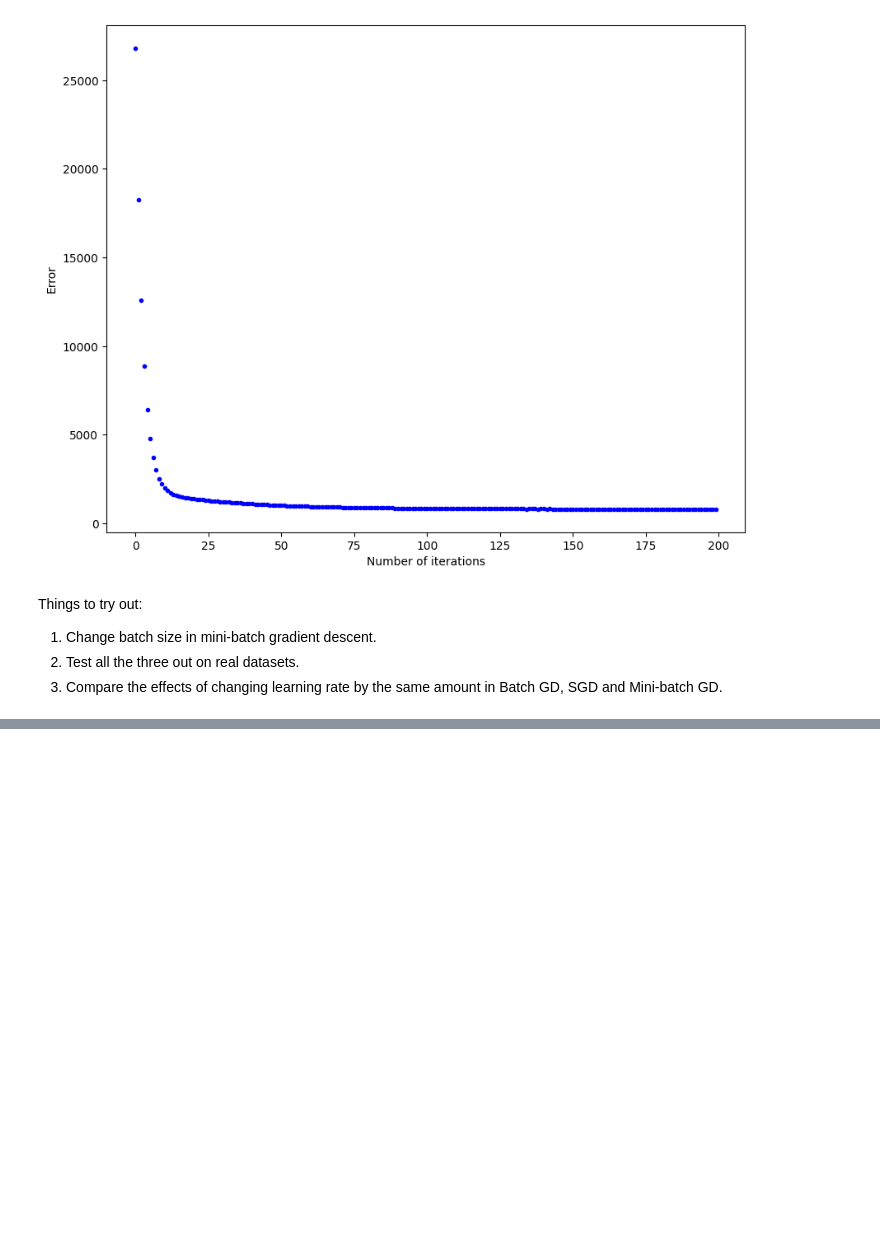
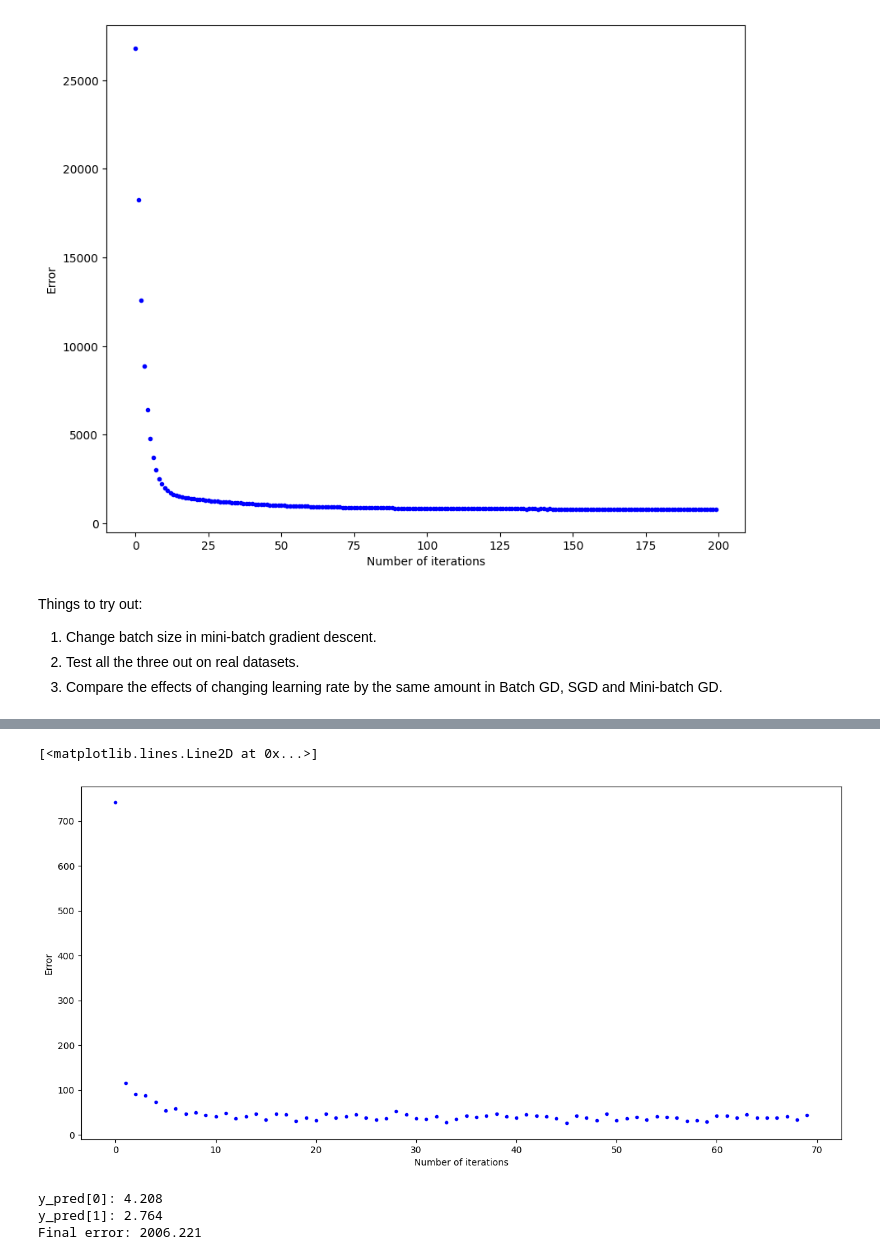
Before and after one commit to VankaHemanth/Solved_fmml_project_and_assingments, a Jupyter notebook: FMML_Module4_Lab3_2024.ipynb, the cells around one changed output, grey strips where cells are left out. Saved outputs shown, nothing was run; the diff lists cells and outputs as text; code cells hidden in the pictures; blank space fills up the shorter version.

```diff
--- a/FMML_Module4_Lab3_2024.ipynb
+++ b/FMML_Module4_Lab3_2024.ipynb
@@ -278,0 +369,11 @@ Things to try out:
+# %%
+fig, ax = plt.subplots(figsize=(15,7))
+
+ax.set_ylabel('Error')
+ax.set_xlabel('Number of iterations')
+y_pred = np.random.randn(2,1)
+
+ax.plot(range(n_iter), cost_history, 'b.')
+# %% [output]
+[<matplotlib.lines.Line2D at 0x...>]
+[figure, added]
@@ -278,0 +415,12 @@ Things to try out:
+# %%
+lr = 0.5
+n_iter = 500
+y_pred = np.random.randn(2,1)
+y_pred, cost_history = minibatch_gradient_descent(X, y, y_pred, lr, n_iter)
+
+print('y_pred[0]: {:0.3f}\ny_pred[1]: {:0.3f}'.format(y_pred[0][0], y_pred[1][0]))
+print('Final error: {:0.3f}'.format(cost_history[-1]))
+# %% [output]
+y_pred[0]: 4.208
+y_pred[1]: 2.764
+Final error: 2006.221
```
Also changed, not shown: parts of 6 cells of this notebook.
